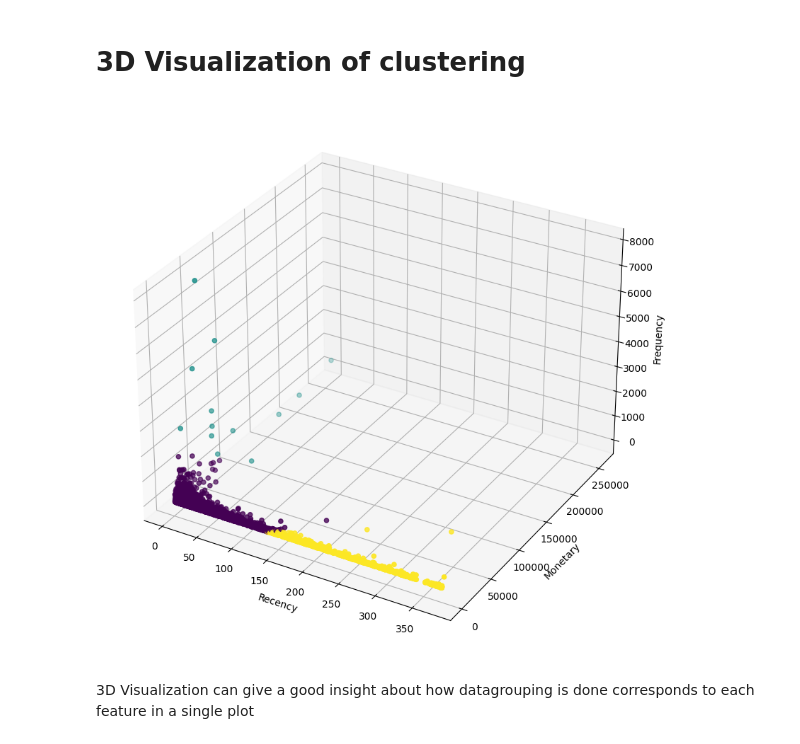
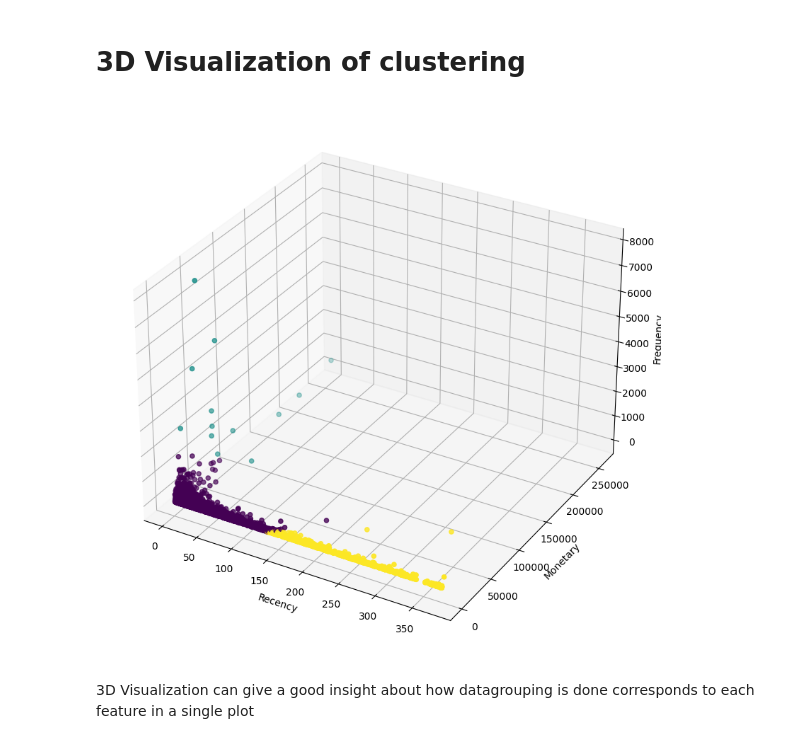
Before and after one commit to CloudThat-HPE/ComprehensiveTrainingOnMLandDL, a Jupyter notebook: Lab 6/Train and Evaluate Clustering Models.ipynb, the cells around one changed output. Drawn from its saved outputs; the diff is of its cells as text; code cells hidden in the pictures.

```diff
--- a/Lab 6/Train and Evaluate Clustering Models.ipynb
+++ b/Lab 6/Train and Evaluate Clustering Models.ipynb
@@ -364,14 +375,17 @@ sns.scatterplot(x='Monetary', y='Frequency', data=selected_result_df, hue='predi
 # %% [markdown]
 # 3D Visualization of clustering
 # %%
-threedee = plt.figure(figsize=(12,10)).gca(projection='3d')
-threedee.scatter(selected_result_df.Recency, selected_result_df.Monetary, selected_result_df.Frequency, c=selected_result_df.prediction)
-threedee.set_xlabel('Recency')
-threedee.set_ylabel('Monetary')
-threedee.set_zlabel('Frequency')
+
+from mpl_toolkits.mplot3d import axes3d, Axes3D
+threedee = plt.figure(figsize=(12,10))
+ax = plt.axes(projection ="3d")
+ax.scatter3D(selected_result_df.Recency, selected_result_df.Monetary, selected_result_df.Frequency, c=selected_result_df.prediction)
+ax.set_xlabel('Recency')
+ax.set_ylabel('Monetary')
+ax.set_zlabel('Frequency')
 plt.show()
 # %% [output]
-[figure, old version]
+[figure, new version]
 # %% [markdown]
 3D Visualization can give a good insight about how datagrouping is done corresponds to each feature in a single plot
 # %%
```
Also changed, not shown: parts of 11 cells of this notebook, 12 other files.
